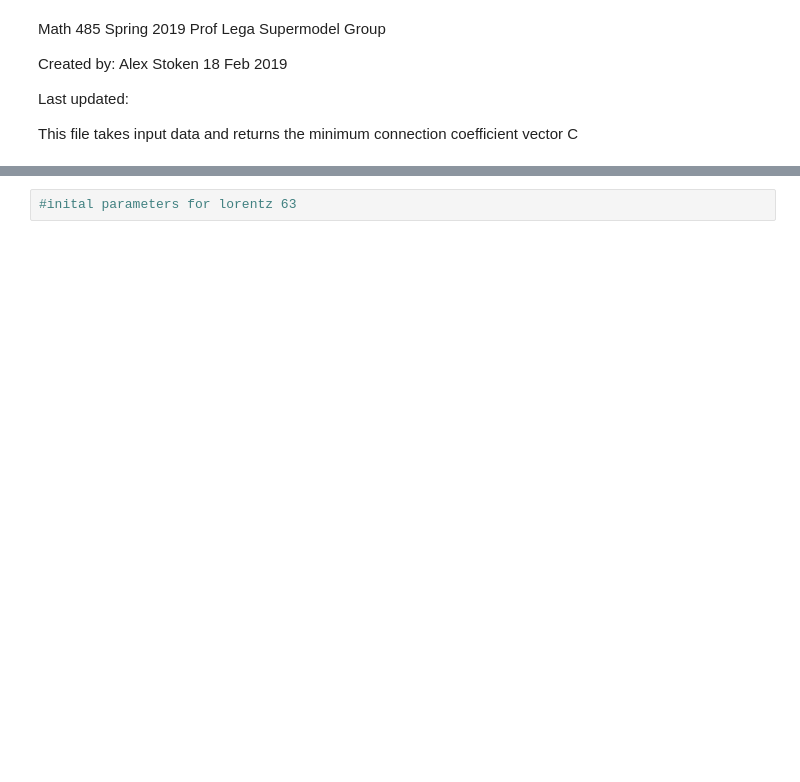
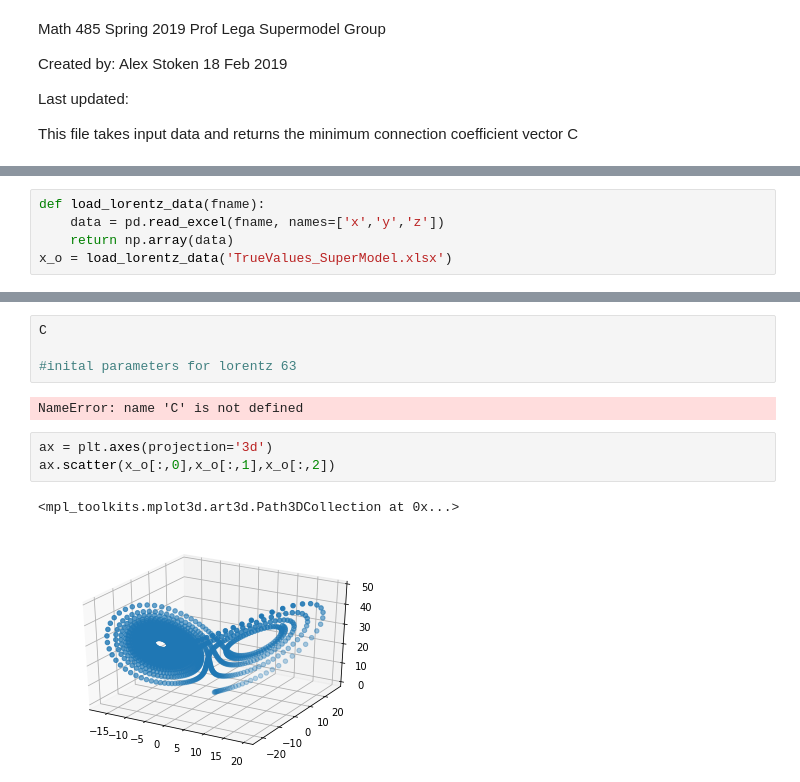
Before and after one commit to alexstoken/math485supermodels, a Jupyter notebook: find_min_C.ipynb, the cells around one changed output, grey strips where cells are left out. Saved outputs shown, nothing was run; the diff lists cells and outputs as text; blank space fills up the shorter version.

```diff
--- a/find_min_C.ipynb
+++ b/find_min_C.ipynb
@@ -67,0 +21,5 @@ NameError: name 'C_init' is not defined
+# %%
+def load_lorentz_data(fname):
+    data = pd.read_excel(fname, names=['x','y','z'])
+    return np.array(data)
+x_o = load_lorentz_data('TrueValues_SuperModel.xlsx')
@@ -68,2 +181,12 @@ NameError: name 'C_init' is not defined
 # %%
+C
+
 #inital parameters for lorentz 63
+# %% [output]
+NameError: name 'C' is not defined
+# %%
+ax = plt.axes(projection='3d')
+ax.scatter(x_o[:,0],x_o[:,1],x_o[:,2])
+# %% [output]
+<mpl_toolkits.mplot3d.art3d.Path3DCollection at 0x...>
+[figure, added]
```
Also changed, not shown: parts of 17 cells of this notebook, 10 other files.
